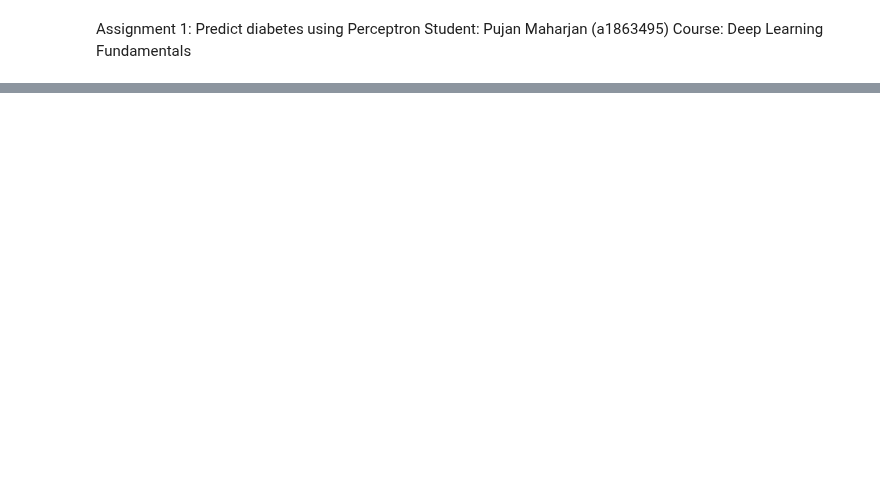
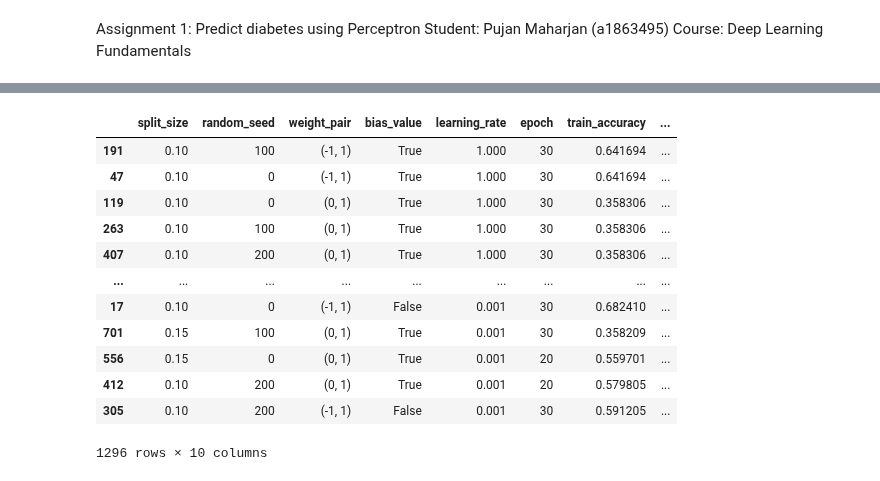
Before and after one commit to poo5zan/deep_learning_fundamentals, a Jupyter notebook: assignment_1/assignment_1.ipynb, the cells around one changed output, grey strips where cells are left out. Cells and saved outputs as stored; diff of their text form; code cells hidden in the pictures; blank space fills up the shorter version.

Commit message:
grabbing results by permutation

```diff
--- a/assignment_1/assignment_1.ipynb
+++ b/assignment_1/assignment_1.ipynb
@@ -245,19 +245,20 @@ split_sizes = [.1,.15,.2]
 # 2. Weight Random seed
 random_seeds = [0, 100, 200]
 # 3. Weight pairs
-weight_pairs = [(-1,1), (0,1), (-0.5, 0.5)]
+weight_pairs = [(-1,1), (0,1)]
 # 4. bias
 bias_values = [False, True]
 # 5. loss functions
 loss_functions = ['zero_one_loss', 'perceptron_loss', 'l1_loss', 'l2_loss']
 # 6. Learning rate
-learning_rates = [1,0.1,0.001,0.0001]
+learning_rates = [1,0.1,0.001]
 # 7. Epoch
-epochs = [10,20,30,40,50,60,70]
+epochs = [10,20,30]
 default_file_path = 'diabetes_scale.txt'
 def train_model(weight_pair, loss_function_name, learning_rate, epoch, split_size,
     bias_value):
     low, high = weight_pair
+    np.random.seed(random_seed)
     weights = np.random.uniform(low=low, high = high, size=8).reshape(-1,1)
     perceptron = Perceptron(
         file_path=default_file_path,
@@ -270,8 +271,8 @@ def train_model(weight_pair, loss_function_name, learning_rate, epoch, split_siz
     X_train, X_val, X_test, y_train, y_val, y_test = perceptron.split_train_validation_test(
         X, y, split_size)
     train_data = perceptron.train(X_train, y_train, X_val, y_val)
-    perceptron.plot_loss_curves(default_file_path)
-    perceptron.plot_accuracy_curves(default_file_path)
+    # perceptron.plot_loss_curves(default_file_path)
+    # perceptron.plot_accuracy_curves(default_file_path)
     # print('train data ', train_data)
     last_train_data = [td for td in train_data if td['epoch'] == epoch - 1][0]
     # print('lt ', last_train_data)
@@ -285,9 +286,11 @@ def train_model(weight_pair, loss_function_name, learning_rate, epoch, split_siz
             'train_accuracy': last_train_data['train_accuracy'],
             'val_accuracy': last_train_data['val_accuracy'],
             'train_loss': last_train_data['train_loss'],
-            'val_loss': last_train_data['val_loss']
+            'val_loss': last_train_data['val_loss'],
+            'loss_function_name': loss_function_name
             }
 
+counter = 0
 results = []
 for split_size in split_sizes:
     for random_seed in random_seeds:
@@ -296,15 +299,17 @@ for split_size in split_sizes:
                 for loss_function_name in loss_functions:
                     for learning_rate in learning_rates:
                         for epoch in epochs:
+                            counter += 1
+                            print('counter = ', counter)
                             # Experiment
-                            print('Experiment ',
-                                ', split_size: ', split_size,
-                                ', random_seed: ', random_seed,
-                                ', weight_pair: ', weight_pair,
-                                ', bias_value: ', bias_value,
-                                ', loss_function_name: ', loss_function_name,
-                                ', learning_rate ', learning_rate,
-                                ', epoch: ', epoch)
+                            # print('Experiment ',
+                            #     ', split_size: ', split_size,
+                            #     ', random_seed: ', random_seed,
+                            #     ', weight_pair: ', weight_pair,
+                            #     ', bias_value: ', bias_value,
+                            #     ', loss_function_name: ', loss_function_name,
+                            #     ', learning_rate ', learning_rate,
+                            #     ', epoch: ', epoch)
                             result = train_model(
                                 weight_pair,
                                 loss_function_name,
@@ -316,0 +340,5 @@ for split_size in split_sizes:
+# %%
+results_df = pd.DataFrame(results)
+# top 3 records
+redf = results_df.sort_values(by=["val_accuracy"], ascending=False)[0:3].T
+redf
@@ -317,3 +358,19 @@ for split_size in split_sizes:
+# %%
+results_df.sort_values(by=["val_loss"], ascending=False)
+# %% [output]
+|  | split_size | random_seed | weight_pair | bias_value | learning_rate | epoch | train_accuracy | ... |
+| 191 | 0.10 | 100 | (-1, 1) | True | 1.000 | 30 | 0.641694 | ... |
+| 47 | 0.10 | 0 | (-1, 1) | True | 1.000 | 30 | 0.641694 | ... |
+| 119 | 0.10 | 0 | (0, 1) | True | 1.000 | 30 | 0.358306 | ... |
+| 263 | 0.10 | 100 | (0, 1) | True | 1.000 | 30 | 0.358306 | ... |
+| 407 | 0.10 | 200 | (0, 1) | True | 1.000 | 30 | 0.358306 | ... |
+| ... | ... | ... | ... | ... | ... | ... | ... | ... |
+| 17 | 0.10 | 0 | (-1, 1) | False | 0.001 | 30 | 0.682410 | ... |
+| 701 | 0.15 | 100 | (0, 1) | True | 0.001 | 30 | 0.358209 | ... |
+| 556 | 0.15 | 0 | (0, 1) | True | 0.001 | 20 | 0.559701 | ... |
+| 412 | 0.10 | 200 | (0, 1) | True | 0.001 | 20 | 0.579805 | ... |
+| 305 | 0.10 | 200 | (-1, 1) | False | 0.001 | 30 | 0.591205 | ... |
+1296 rows × 10 columns
 # %%
 # Experiments
 # 1. Different split sizes
```
Also changed, not shown: parts of 3 cells of this notebook.
